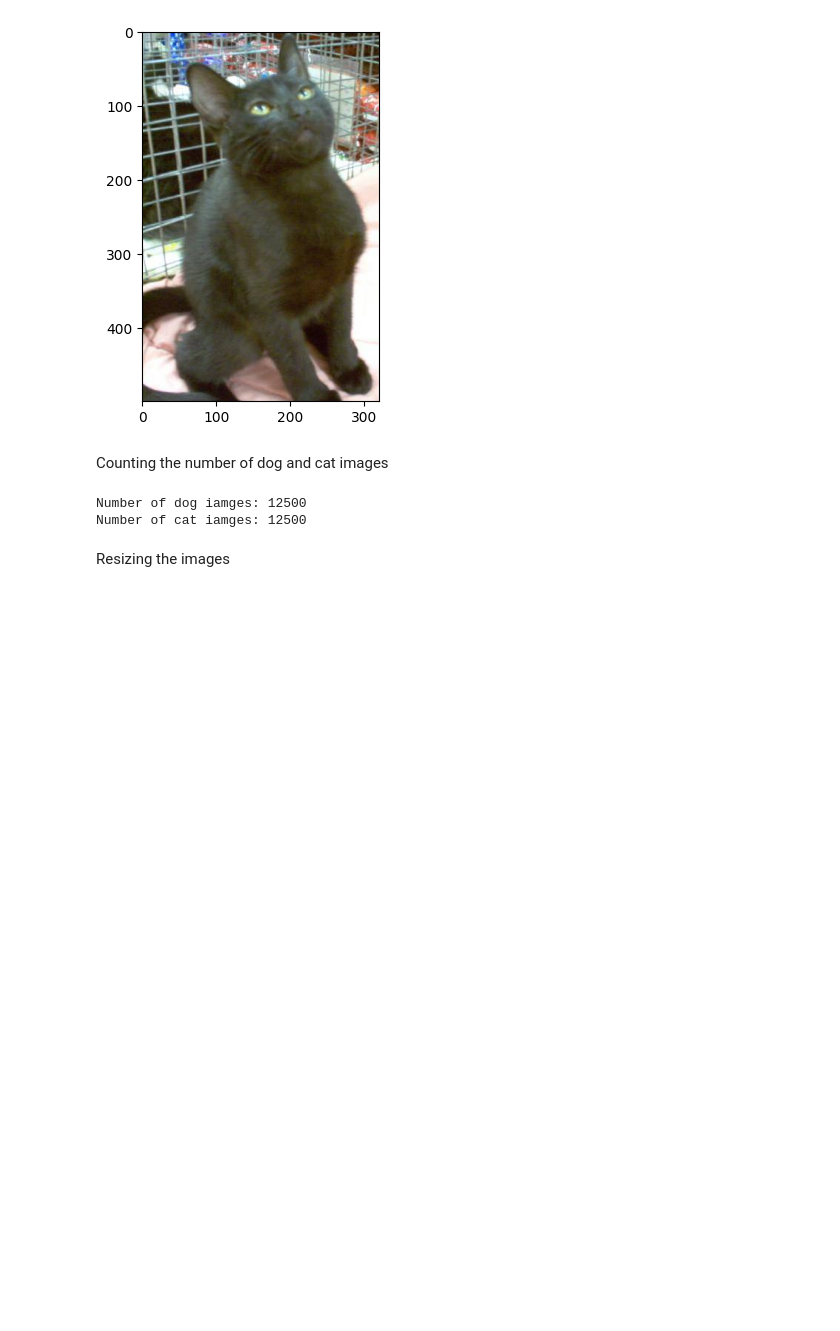
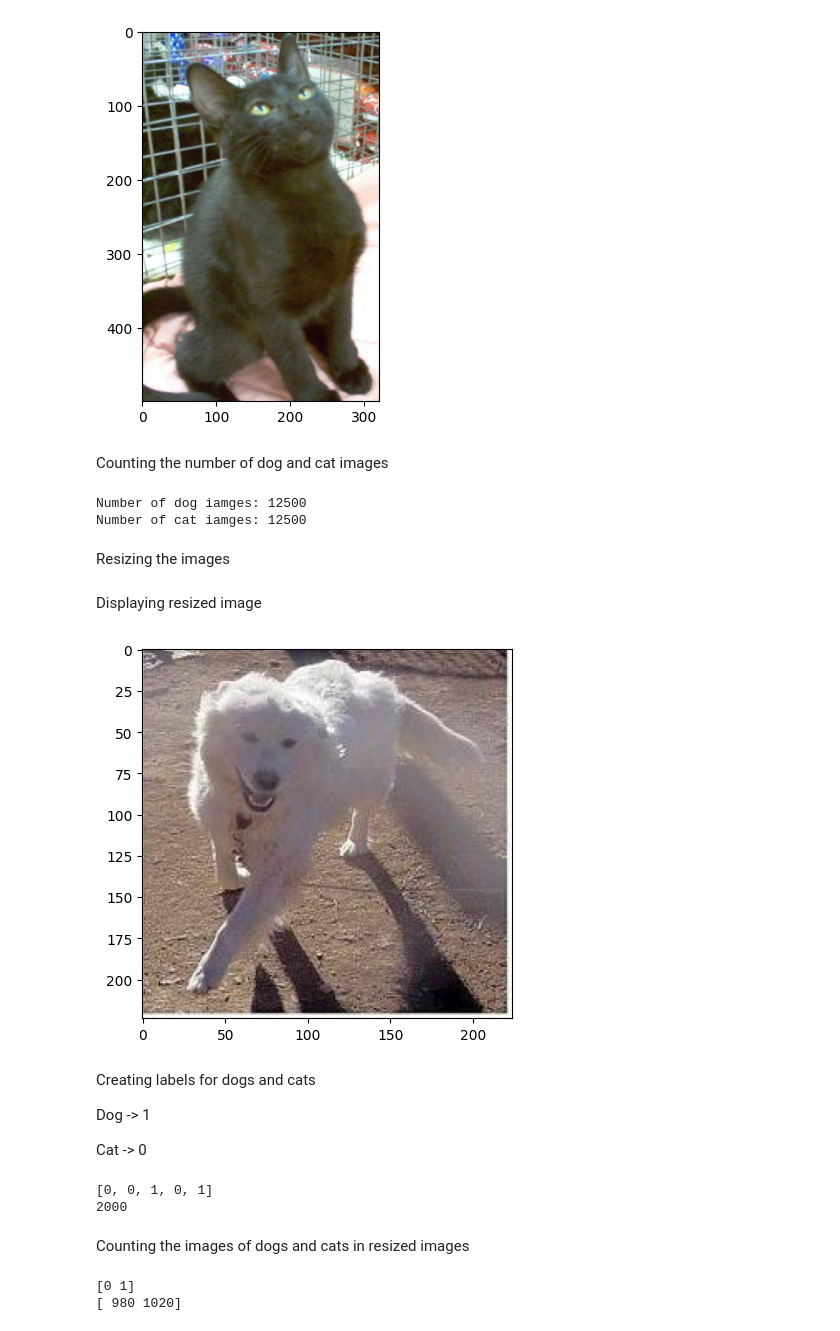
Before and after one commit to Priangshu-18/Dog-vs-Cat-image-classification, a Jupyter notebook: Dog_vs_Cat_image_classification.ipynb, the cells around one changed output. Drawn from its saved outputs; the diff is of its cells as text; code cells hidden in the pictures; blank space fills up the shorter version.

```diff
--- a/Dog_vs_Cat_image_classification.ipynb
+++ b/Dog_vs_Cat_image_classification.ipynb
@@ -113,0 +128,14 @@ os.mkdir('/content/image resized')
+# %% [markdown]
+Displaying resized image
+# %%
+img = mping.imread('/content/image resized/dog.6917.jpg')
+imgplot = plt.imshow(img)
+plt.show()
+# %% [output]
+[figure, added]
+# %% [markdown]
+Creating labels for dogs and cats
+
+Dog -> 1
+
+Cat -> 0
@@ -113,0 +156,15 @@ os.mkdir('/content/image resized')
+# %%
+print(labels[0:5])
+print(len(labels))
+# %% [output]
+[0, 0, 1, 0, 1]
+2000
+# %% [markdown]
+Counting the images of dogs and cats in resized images
+# %%
+values, counts = np.unique(labels, return_counts=True)
+print(values)
+print(counts)
+# %% [output]
+[0 1]
+[ 980 1020]
```
Also changed, not shown: parts of 18 cells of this notebook.
